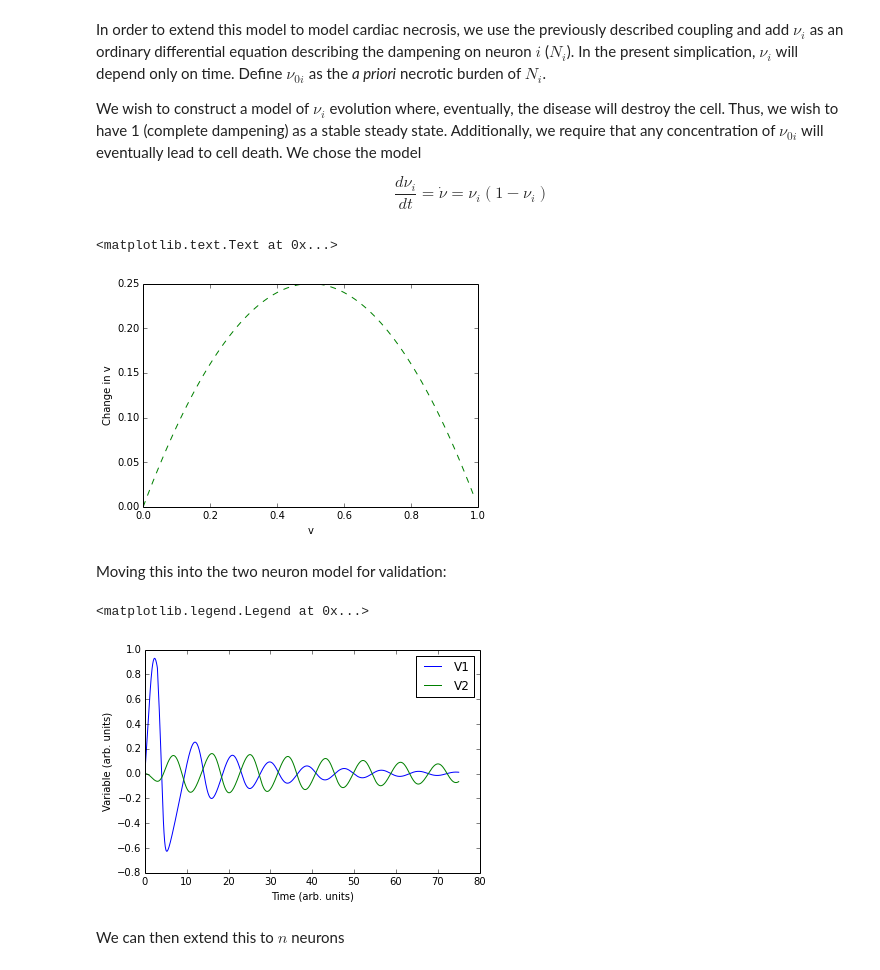
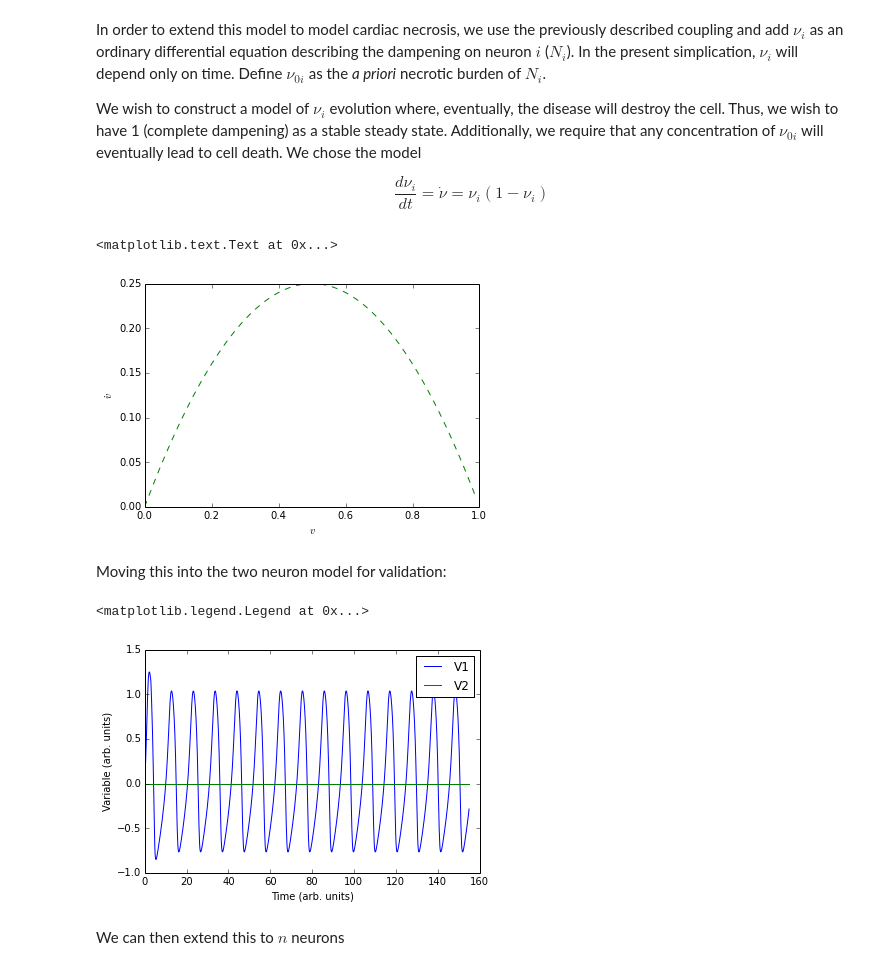
Before and after one commit to aaronshifman/modeling_final, a Jupyter notebook: ipynb/python model - isolated.ipynb, the cells around one changed output. Drawn from its saved outputs; the diff is of its cells as text; code cells hidden in the pictures.

```diff
--- a/ipynb/python model - isolated.ipynb
+++ b/ipynb/python model - isolated.ipynb
@@ -277,9 +273,9 @@ plt.ylabel('Orbit Limit')
 def derr_func_coup(var,t,p):
     alpha,beta,c,z,gamma = p
     V1,V2,W1,W2 = var
-    G_bar = 2
-    f = [V1*(alpha+V1)*(1-V1)-W1+z*(t<3)+G_bar*(1-gamma)*(V1-V2),
-         V2*(alpha+V2)*(1-V2)-W2+G_bar*(1-gamma)*(V2-V1),
+    G_bar = 1
+    f = [V1*(alpha+V1)*(1-V1)-W1+z*(t<3)+G_bar*(1-gamma)*(V2<-0.3),
+         V2*(alpha+V2)*(1-V2)-W2+G_bar*(1-gamma)*(V1<-0.3),
          beta*V1 - c*W1,
          beta*V2 - c*W2]
     return f
@@ -347,17 +343,17 @@ times = np.linspace(0,100,1000)
 def derr_func_coup_bulk(var,t,p):
     alpha,beta,c,z,gamma = p
     #var = v1,v2,v3... w1,w2,w3...
-    G_bar = 0.5
+    G_bar = 1
     x = np.zeros(len(var))
     n_nrn = len(var)/2.0
     vs = var[0:n_nrn]
     ws = var[n_nrn:]
     #vs = np.concatenate((vs,[vs[0]]))
     #ws = np.concatenate((ws,[ws[0]]))
-    x[0] = (vs[0]*(alpha+vs[0])*(1-vs[0]))-ws[0]+(z*(t<3))+(G_bar*(1-gamma)*(vs[0]-vs[-1]))#*((vs[0]-vs[-1])>0)
+    x[0] = (vs[0]*(alpha+vs[0])*(1-vs[0]))-ws[0]+(z*(t<3))+(G_bar*(1-gamma)*(vs[-1]<-0.3))#*((vs[0]-vs[-1])>0)
     x[0+n_nrn] = beta*vs[0] - c*ws[0]
     for i in np.arange(1,n_nrn):
-        x[i] = (vs[i]*(alpha+vs[i])*(1-vs[i]))-ws[i]+(G_bar*(1-gamma)*(vs[i]-vs[i-1]))#*((vs[i]-vs[i-1])>0)
+        x[i] = (vs[i]*(alpha+vs[i])*(1-vs[i]))-ws[i]+(G_bar*(1-gamma)*(vs[i-1]<-0.3))#*((vs[i]-vs[i-1])>0)
         x[i+n_nrn] = beta*vs[i] - c*ws[i]
     return x
 
@@ -420,7 +377,7 @@ plt.legend(names)
 ###Frequency - needs more work
 # %%
 gamma = 0
-n_max = 50
+n_max = 10
 
 VS = np.zeros((len(times),n_max-1))
 nrns = np.zeros(n_max-1)
@@ -435,7 +392,10 @@ for i in np.arange(n_max-1):
 
 freqs = np.zeros(n_max-1)
 for ix in np.arange(n_max-1):
-    freqs[ix] = calc_freq(times,VS[:,ix])
+    try:
+        freqs[ix] = calc_freq(times,VS[:,ix])
+    except:
+        freqs[ix] = 0
 plt.plot(nrns,freqs)
 # %% [output]
 2
@@ -469,44 +421,51 @@ $$ \frac{d \nu_i}{dt} = \dot{\nu} = \nu_i (1 - \nu_i) $$
 def delta_nu(nu):
     return nu*(1-nu)
 
-range=np.arange(0,1,0.01)
+nus=np.arange(0,1,0.01)
 
-plt.plot(range,delta_nu(range), 'g--',label='0')
-plt.xlabel('v')
-plt.ylabel('Change in v')
+plt.plot(range,delta_nu(nus), 'g--',label='0')
+plt.xlabel('$v$')
+plt.ylabel('$\dot{v}$')
 # %% [output]
 <matplotlib.text.Text at 0x...>
-[figure, old version]
+[figure, new version]
 # %% [markdown]
 Moving this into the two neuron model for validation:
 # %%
 def derr_func_coup(var,t,p):
     alpha,beta,c,z = p
     V1,V2,W1,W2,nu_1,nu_2 = var
-    G_bar = 0.05  #changing this makes a really big difference
-    f = [V1*(alpha+V1)*(1-V1)-W1+z*(t<3)+G_bar*(1-nu_2)*(V1-V2), #reverse the nu's
-         V2*(alpha+V2)*(1-V2)-W2+G_bar*(1-nu_1)*(V2-V1),
+    G_bar = 0.5  #changing this makes a really big difference
+#     f = [V1*(alpha+V1)*(1-V1)-W1+G_bar*(1-nu_1)*(V1-V2)+z*(t<3),
+#          V2*(alpha+V2)*(1-V2)-W2+G_bar*(1-nu_2)*(V2-V1),
+#          beta*V1 - c*W1,
+#          beta*V2 - c*W2,
+#          nu_1*(1-nu_1),
+#          nu_2*(1-nu_2)]
+
+    f = [V1*(alpha+V1)*(1-V1)-W1+z*(t<3)+G_bar*(1-nu_1)*(V1-V2),
+         V2*(alpha+V2)*(1-V2)-W2+G_bar*(V2-V1),
          beta*V1 - c*W1,
          beta*V2 - c*W2,
          nu_1*(1-nu_1),
          nu_2*(1-nu_2)]
     return f
 
 
-times = np.linspace(0,75,1000)
+times = np.linspace(0,155,1000)
 p = [alpha, beta, c, z]
 w0 = [0,0,0,0,0,0]
 wsol = odeint(derr_func_coup, [0,0,0,0,0, 0.01], times, args=([alpha,beta,c,0.5],),atol=abserr, rtol=relerr)
 V1 = wsol[:,0]
 V2 = wsol[:,1]
 plt.plot(times,V1)
 plt.plot(times,V2)
 plt.xlabel('Time (arb. units)')
 plt.ylabel('Variable (arb. units)')
 plt.legend(['V1','V2'])
 # %% [output]
 <matplotlib.legend.Legend at 0x...>
-[figure, old version]
+[figure, new version]
 # %% [markdown]
 We can then extend this to $n$ neurons
 # %%
```
Also changed, not shown: parts of 6 cells of this notebook.
